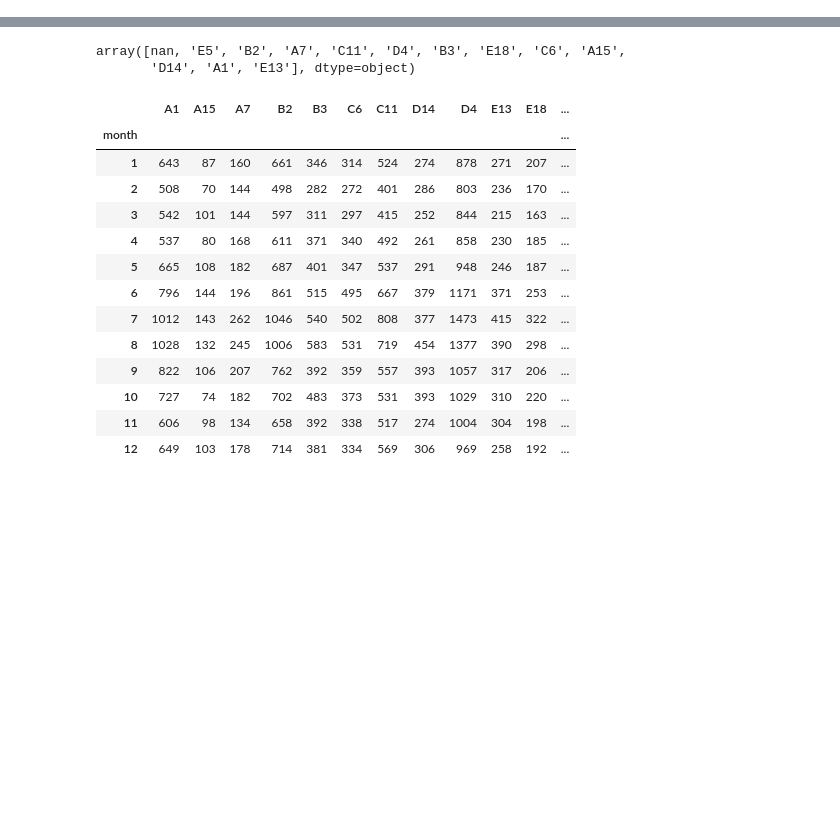
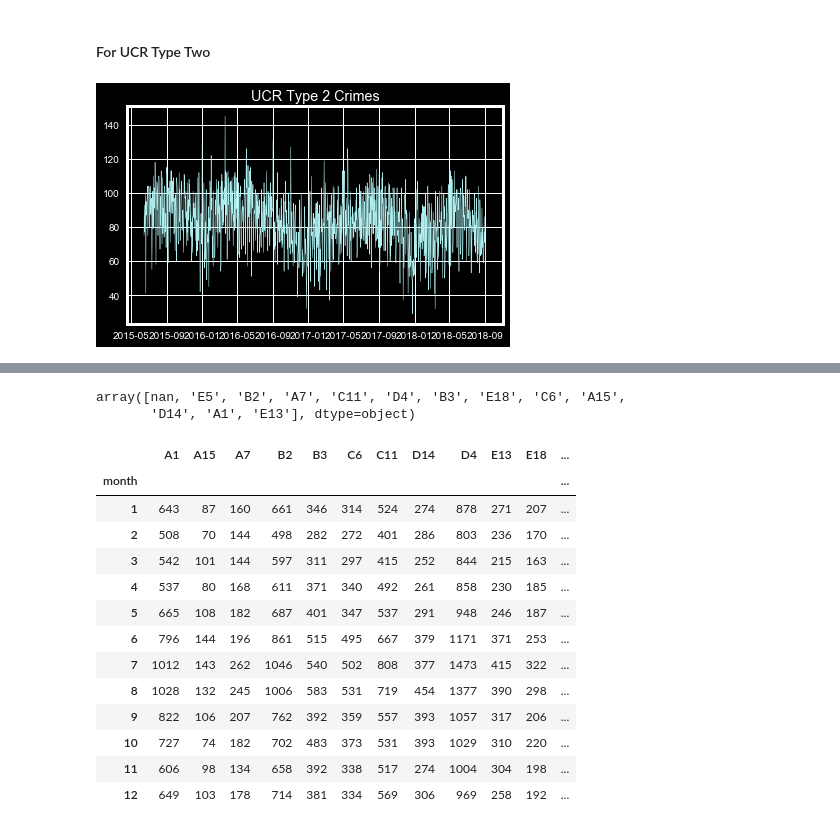
Before and after one commit to SapiensZ/BostonCrime, a Jupyter notebook: Extensive EDA.ipynb, the cells around one changed output, grey strips where cells are left out. Saved outputs shown, nothing was run; the diff lists cells and outputs as text; code cells hidden in the pictures; blank space fills up the shorter version.

```diff
--- a/Extensive EDA.ipynb
+++ b/Extensive EDA.ipynb
@@ -0,0 +136,10 @@
+# %% [markdown]
+#### For UCR Type Two
+# %%
+nb_crimes_UCR2 = crimes_UCR2.index.value_counts().resample('D').sum()
+plt.plot(nb_crimes_UCR2, linewidth=0.5, color='#AFEEEE')
+plt.title('UCR Type 2 Crimes')
+plt.savefig('/Users/macbookair/GitKraken/BostonCrime/Seasonality/UCR2crimes')
+plt.show()
+# %% [output]
+[figure, added]
```
Also changed, not shown: parts of 107 cells of this notebook.
